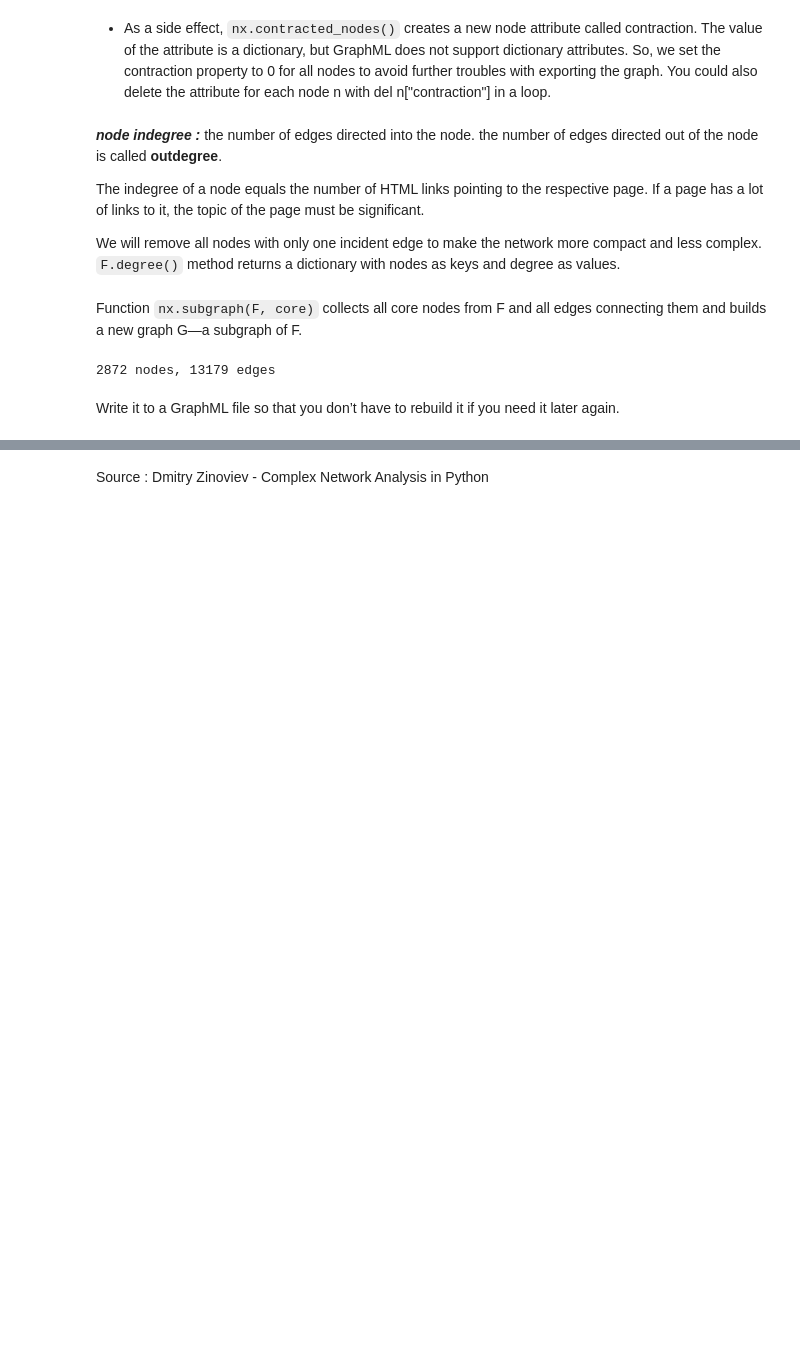
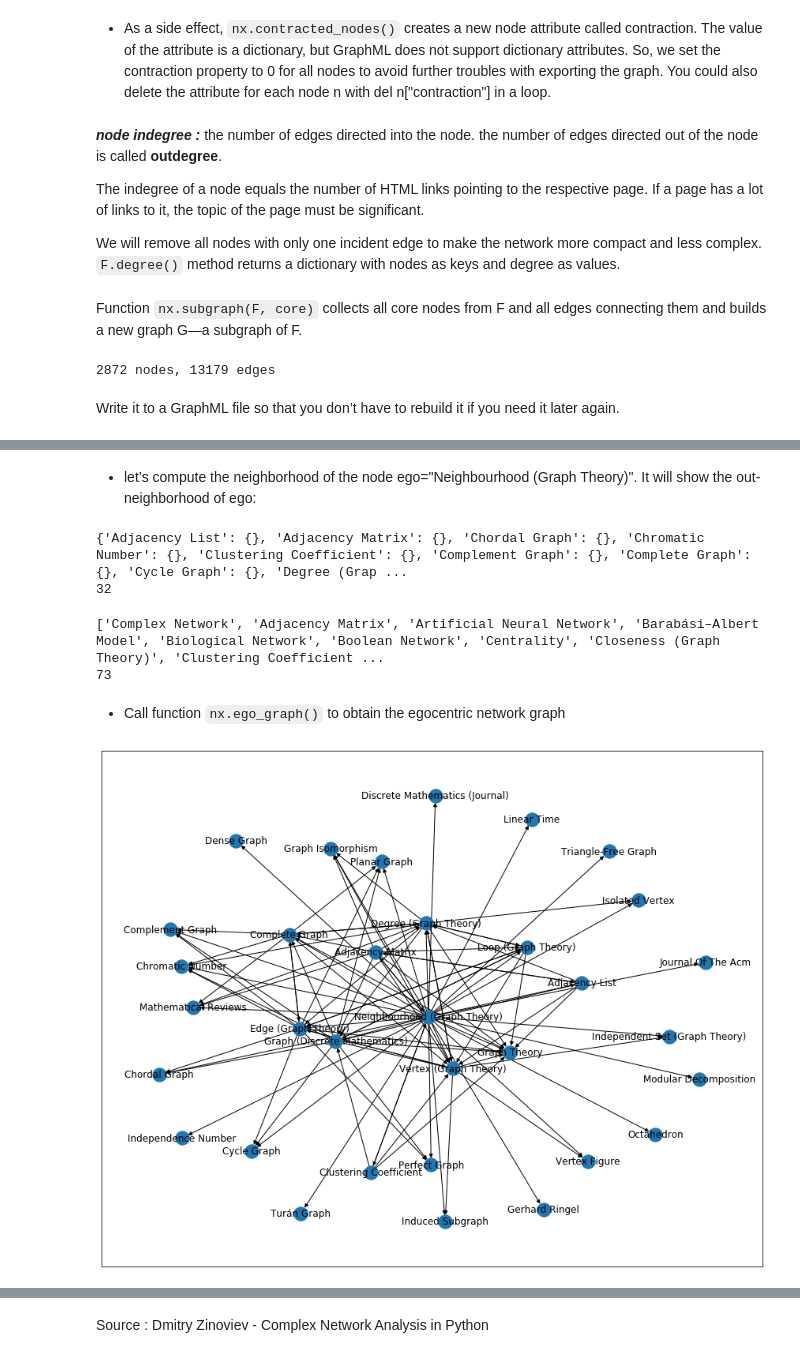
Before and after one commit to kurtsenol/phyton_practices, a Jupyter notebook: Network/Wikipedia_Network.ipynb, the cells around one changed output, grey strips where cells are left out. Cells and saved outputs as stored; diff of their text form; code cells hidden in the pictures; blank space fills up the shorter version.

```diff
--- a/Network/Wikipedia_Network.ipynb
+++ b/Network/Wikipedia_Network.ipynb
@@ -143,0 +154,38 @@ print("\n".join(map(lambda t: "{} {}".format(*reversed(t)), top_indegree)))
+# %% [markdown]
+* let’s compute the neighborhood of the node ego="Neighbourhood (Graph Theory)". It will show the out-neighborhood of ego:
+# %%
+ego="Neighbourhood (Graph Theory)"
+# %%
+# Since the network G is directed. This method returns only the neighbors
+# reachable by the outgoing edges—the out-neighborhood
+
+alters1 = G[ego]
+print(alters1)
+print(len(alters1))
+# %% [output]
+{'Adjacency List': {}, 'Adjacency Matrix': {}, 'Chordal Graph': {}, 'Chromatic Number': {}, 'Clustering Coefficient': {}, 'Complement Graph': {}, 'Complete Graph': {}, 'Cycle Graph': {}, 'Degree (Grap ...
+32
+# %%
+# This method returns all adjacent nodes, regardless of the direction of adjacency.
+
+alters2 = list(nx.all_neighbors(G, ego))
+print(alters2)
+print(len(alters2))
+# %% [output]
+['Complex Network', 'Adjacency Matrix', 'Artificial Neural Network', 'Barabási–Albert Model', 'Biological Network', 'Boolean Network', 'Centrality', 'Closeness (Graph Theory)', 'Clustering Coefficient ...
+73
+# %% [markdown]
+* Call function `nx.ego_graph()` to obtain the egocentric
+network graph
+# %%
+from networkx.drawing.nx_agraph import graphviz_layout
+import matplotlib.pyplot as plt
+egonet = nx.ego_graph(G, ego)
+
+_, plot = plt.subplots(figsize=(15,12))
+pos = graphviz_layout(egonet)
+nx.draw_networkx(egonet, pos)
+
+plt.show()
+# %% [output]
+[figure, added]
```
Also changed, not shown: parts of 9 cells of this notebook, 2 other files.
